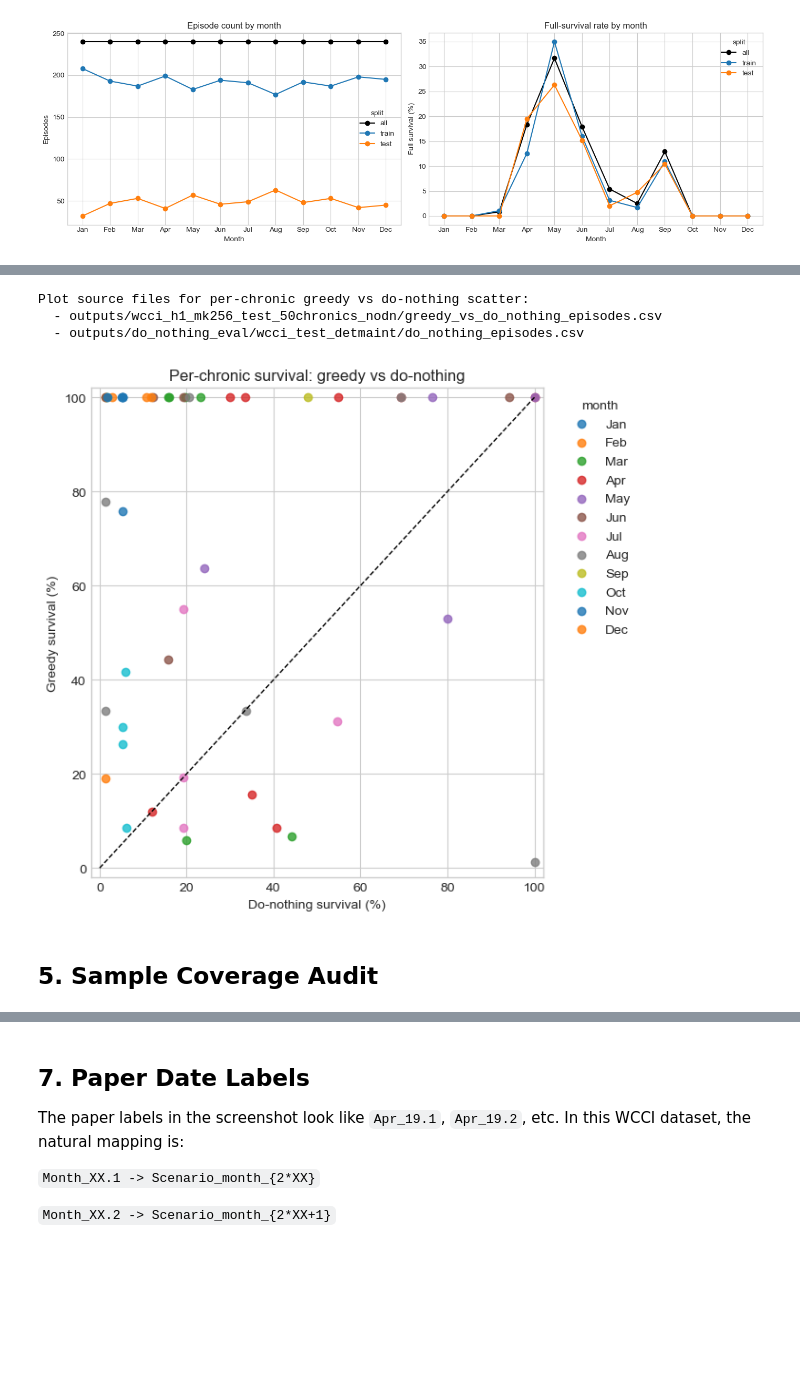
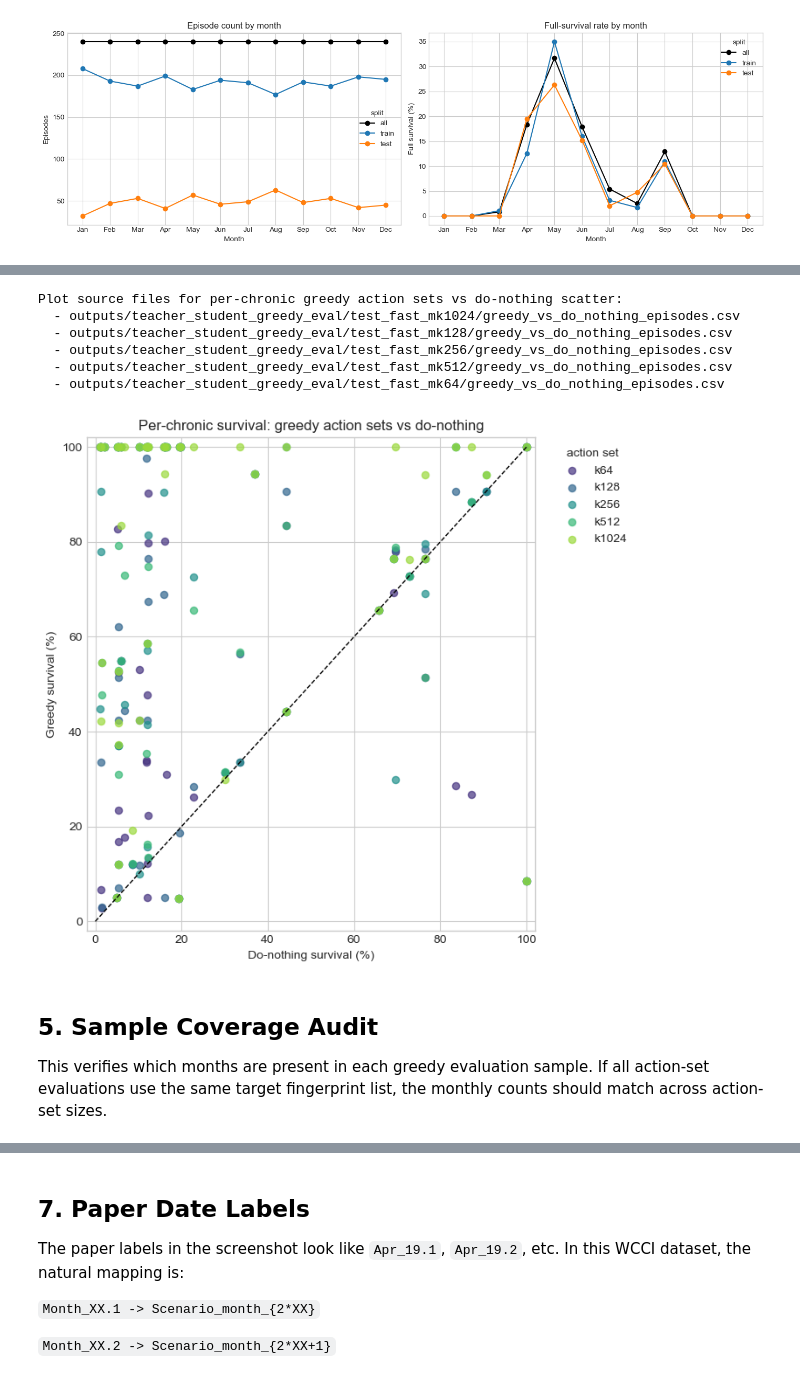
Before and after one commit to corentinplumet/RL_Marl2grid, a Jupyter notebook: Topology_Task/analysis/metrics/notebooks/teacher_student/wcci_monthly_do_nothing_greedy_analysis.ipynb, the cells around one changed output, grey strips where cells are left out. Cells and saved outputs as stored; diff of their text form; code cells hidden in the pictures; blank space fills up the shorter version.

```diff
--- a/Topology_Task/analysis/metrics/notebooks/teacher_student/wcci_monthly_do_nothing_greedy_analysis.ipynb
+++ b/Topology_Task/analysis/metrics/notebooks/teacher_student/wcci_monthly_do_nothing_greedy_analysis.ipynb
@@ -315,6 +583,6 @@ Plot source files for do-nothing monthly counts and full-survival rates:
 # %%
 greedy_month = (
-    greedy.groupby(["month_num", "month"], dropna=False)
+    greedy_all.groupby(["run_label", "action_set_size", "month_num", "month"], dropna=False)
     .agg(
         n=("greedy_survival", "size"),
         mean_greedy_survival_pct=("greedy_survival", lambda s: 100.0 * s.mean()),
@@ -325,8 +593,8 @@ greedy_month = (
         mean_simulated_actions=("greedy_simulated_actions", "mean"),
     )
     .reset_index()
-    .sort_values("month_num")
 )
 
+greedy_month = sort_by_run(greedy_month)
 display(greedy_month.round(3))
 # %% [output]
@@ -369,0 +618,22 @@ Plot source files for greedy sampled chronics monthly survival:
+# %%
+print_plot_sources("greedy action-set monthly survival", [files["csv"] for files in source_files["greedy"].values()])
+
+fig, axes = plt.subplots(1, 2, figsize=(15, 5), sharex=True)
+for label in LOADED_GREEDY_LABELS:
+    sub = greedy_month[greedy_month["run_label"] == label]
+    color = RUN_COLORS[label]
+    axes[0].plot(sub["month_num"], sub["mean_greedy_survival_pct"], marker="o", linewidth=2, label=label, color=color)
+    axes[1].plot(sub["month_num"], sub["n"], marker="o", linewidth=2, label=label, color=color)
+
+axes[0].set_ylabel("Greedy mean survival (%)")
+axes[0].set_title("Greedy mean survival by month")
+axes[0].set_ylim(0, max(100, greedy_month["mean_greedy_survival_pct"].max() * 1.08))
+axes[1].set_ylabel("Sampled chronics")
+axes[1].set_title("Greedy sample count by month")
+
+for ax in axes:
+    ax.set_xticks(range(1, 13), MONTH_NAMES)
+    ax.set_xlabel("Month")
+    ax.legend(title="action set", fontsize=9)
+fig.tight_layout()
+plt.show()
@@ -453,6 +759,6 @@ Baseline source: downloaded full-test do-nothing CSV matched by fingerprint
 # %%
 comparison_month = (
-    comparison.groupby(["month_num", "month"], dropna=False)
+    comparison.groupby(["run_label", "action_set_size", "month_num", "month"], dropna=False)
     .agg(
         n=("greedy_survival", "size"),
         greedy_mean_survival_pct=("greedy_survival", lambda s: 100.0 * s.mean()),
@@ -462,8 +768,7 @@ comparison_month = (
         baseline_full_survival_rate_pct=("baseline_full_survival", lambda s: 100.0 * as_bool(s).mean()),
     )
     .reset_index()
-    .sort_values("month_num")
 )
-
+comparison_month = sort_by_run(comparison_month)
 display(comparison_month.round(3))
 # %% [output]
@@ -508,27 +846,32 @@ Plot source files for greedy vs matched do-nothing monthly comparison:
 # %%
-print_plot_sources("per-chronic greedy vs do-nothing scatter", comparison_sources)
+print_plot_sources("per-chronic greedy action sets vs do-nothing scatter", comparison_sources)
 
-fig, ax = plt.subplots(figsize=(6.5, 6))
+fig, ax = plt.subplots(figsize=(7, 6.5))
 valid = comparison.dropna(subset=["baseline_survival", "greedy_survival"])
-for month_num, sub in valid.groupby("month_num"):
-    label = MONTH_NAMES[int(month_num) - 1] if pd.notna(month_num) else "unknown"
-    ax.scatter(100 * sub["baseline_survival"], 100 * sub["greedy_survival"], alpha=0.8, label=label)
+for label in LOADED_GREEDY_LABELS:
+    sub = valid[valid["run_label"] == label]
+    ax.scatter(100 * sub["baseline_survival"], 100 * sub["greedy_survival"], alpha=0.7, s=34, label=label, color=RUN_COLORS[label])
 ax.plot([0, 100], [0, 100], color="black", linestyle="--", linewidth=1)
 ax.set_xlim(-2, 102)
 ax.set_ylim(-2, 102)
 ax.set_xlabel("Do-nothing survival (%)")
 ax.set_ylabel("Greedy survival (%)")
-ax.set_title("Per-chronic survival: greedy vs do-nothing")
-ax.legend(title="month", bbox_to_anchor=(1.03, 1), loc="upper left")
+ax.set_title("Per-chronic survival: greedy action sets vs do-nothing")
+ax.legend(title="action set", bbox_to_anchor=(1.03, 1), loc="upper left")
 fig.tight_layout()
 plt.show()
 # %% [output]
-Plot source files for per-chronic greedy vs do-nothing scatter:
-  - outputs/wcci_h1_mk256_test_50chronics_nodn/greedy_vs_do_nothing_episodes.csv
-  - outputs/do_nothing_eval/wcci_test_detmaint/do_nothing_episodes.csv
+Plot source files for per-chronic greedy action sets vs do-nothing scatter:
+  - outputs/teacher_student_greedy_eval/test_fast_mk1024/greedy_vs_do_nothing_episodes.csv
+  - outputs/teacher_student_greedy_eval/test_fast_mk128/greedy_vs_do_nothing_episodes.csv
+  - outputs/teacher_student_greedy_eval/test_fast_mk256/greedy_vs_do_nothing_episodes.csv
+  - outputs/teacher_student_greedy_eval/test_fast_mk512/greedy_vs_do_nothing_episodes.csv
+  - outputs/teacher_student_greedy_eval/test_fast_mk64/greedy_vs_do_nothing_episodes.csv
-[figure, old version]
+[figure, new version]
-# %% [markdown]
-## 5. Sample Coverage Audit
+# %% [markdown]
+## 5. Sample Coverage Audit
+
+This verifies which months are present in each greedy evaluation sample. If all action-set evaluations use the same target fingerprint list, the monthly counts should match across action-set sizes.
 # %%
 test_month_counts = (
     do_nothing[do_nothing["dataset_split"] == "test"]
```
Also changed, not shown: parts of 23 cells of this notebook, 10 other files.
